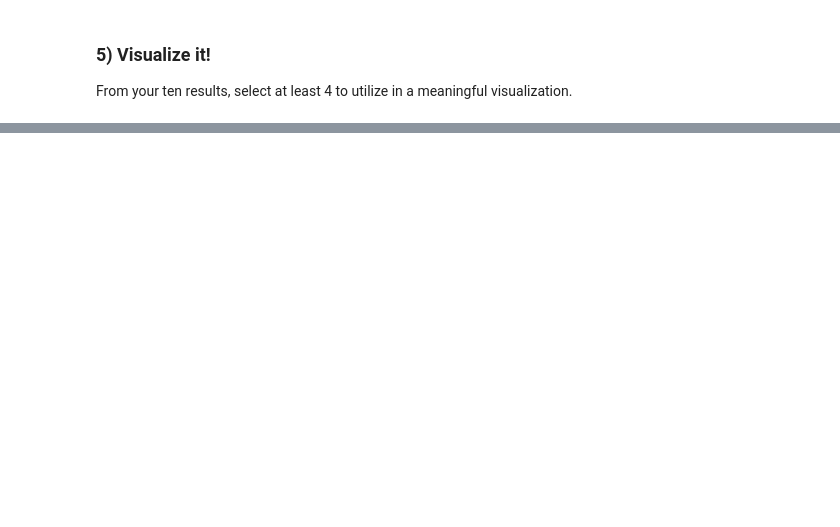
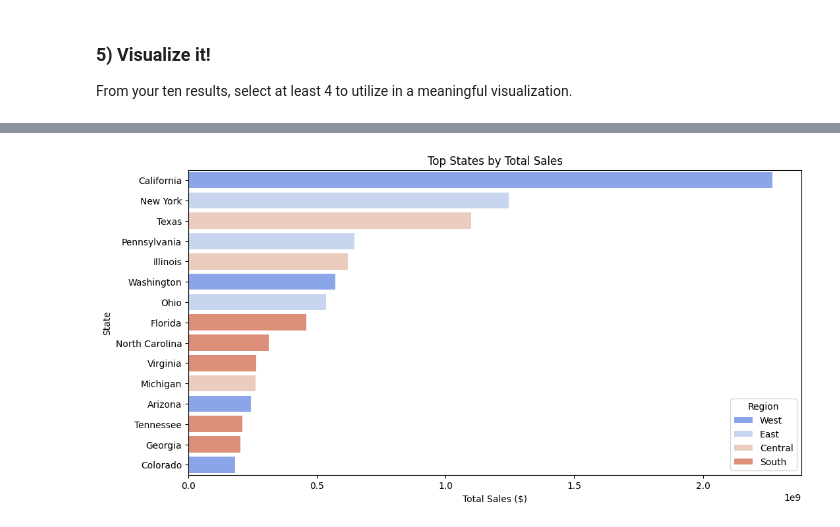
Before and after one commit to eliotjblair/DA_M3_W4_Workflow, a Jupyter notebook: notebooks/superstore_sales_workflow.ipynb, the cells around one changed output, grey strips where cells are left out. Cells and saved outputs as stored; diff of their text form; code cells hidden in the pictures; blank space fills up the shorter version.

```diff
--- a/notebooks/superstore_sales_workflow.ipynb
+++ b/notebooks/superstore_sales_workflow.ipynb
@@ -193,0 +256,11 @@ result5
+# %%
+query5 = """ SELECT
+    c.state,
+    c.region,
+    ROUND(SUM(od.Sales), 2) AS total_sales
+FROM order_details od
+JOIN customers c ON c.customer_id = c.customer_id
+GROUP BY c.state, c.region
+ORDER BY total_sales DESC; """
+result5 = pd.read_sql(query5, conn)
+result5
@@ -254,0 +494,18 @@ plt.show()
+# %%
+# Sales by State or Region
+plt.figure(figsize=(12,6))
+sns.barplot(
+    data=result5.head(15),  # top 15 for clarity
+    x='total_sales',
+    y='state',
+    hue='region',
+    dodge=False,
+    palette='coolwarm'
+)
+plt.title('Top States by Total Sales')
+plt.xlabel('Total Sales ($)')
+plt.ylabel('State')
+plt.legend(title='Region')
+plt.show()
+# %% [output]
+[figure, added]
```
Also changed, not shown: parts of 30 cells of this notebook, 1 other file.
